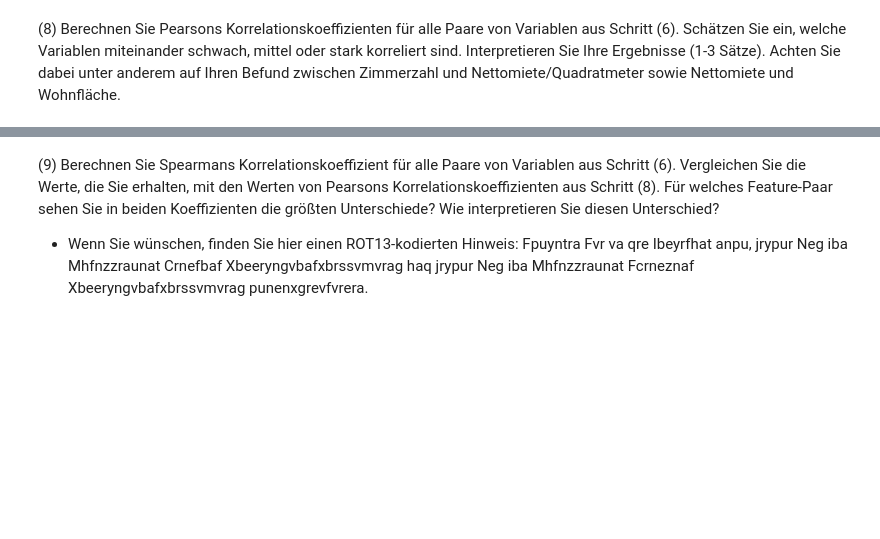
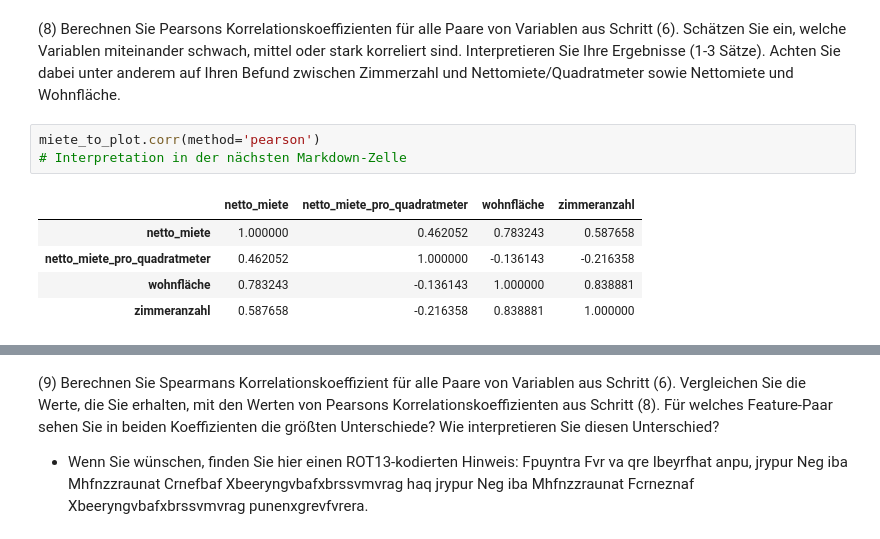
Before and after one commit to cortex359/ds.ss24, a Jupyter notebook: marine_u04/TSRI-4.ipynb, the cells around one changed output, grey strips where cells are left out. Cells and saved outputs as stored; diff of their text form; blank space fills up the shorter version.

```diff
--- a/marine_u04/TSRI-4.ipynb
+++ b/marine_u04/TSRI-4.ipynb
@@ -376,3 +378,12 @@ It can be used to determine whether the variables are correlated and whether the
     - Man kann zum Beispiel einen linearen Zusammenhang zwischen der Nettomiete und der Wohnfläche erkennen, und es ist logisch, dass die Wohnfläche je nach steigender Zimmeranzahl zunimmt. Bei den anderen Variablen ist die Häufung an Punkten schwer zu interpretieren.
 # %% [markdown]
 (8) Berechnen Sie Pearsons Korrelationskoeffizienten für alle Paare von Variablen aus Schritt (6). Schätzen Sie ein, welche Variablen miteinander schwach, mittel oder stark korreliert sind. Interpretieren Sie Ihre Ergebnisse (1-3 Sätze). Achten Sie dabei unter anderem auf Ihren Befund zwischen Zimmerzahl und Nettomiete/Quadratmeter sowie Nettomiete und Wohnfläche.
+# %%
+miete_to_plot.corr(method='pearson')
+# Interpretation in der nächsten Markdown-Zelle
+# %% [output]
+|  | netto_miete | netto_miete_pro_quadratmeter | wohnfläche | zimmeranzahl |
+| netto_miete | 1.000000 | 0.462052 | 0.783243 | 0.587658 |
+| netto_miete_pro_quadratmeter | 0.462052 | 1.000000 | -0.136143 | -0.216358 |
+| wohnfläche | 0.783243 | -0.136143 | 1.000000 | 0.838881 |
+| zimmeranzahl | 0.587658 | -0.216358 | 0.838881 | 1.000000 |
```
Also changed, not shown: parts of 6 cells of this notebook.
